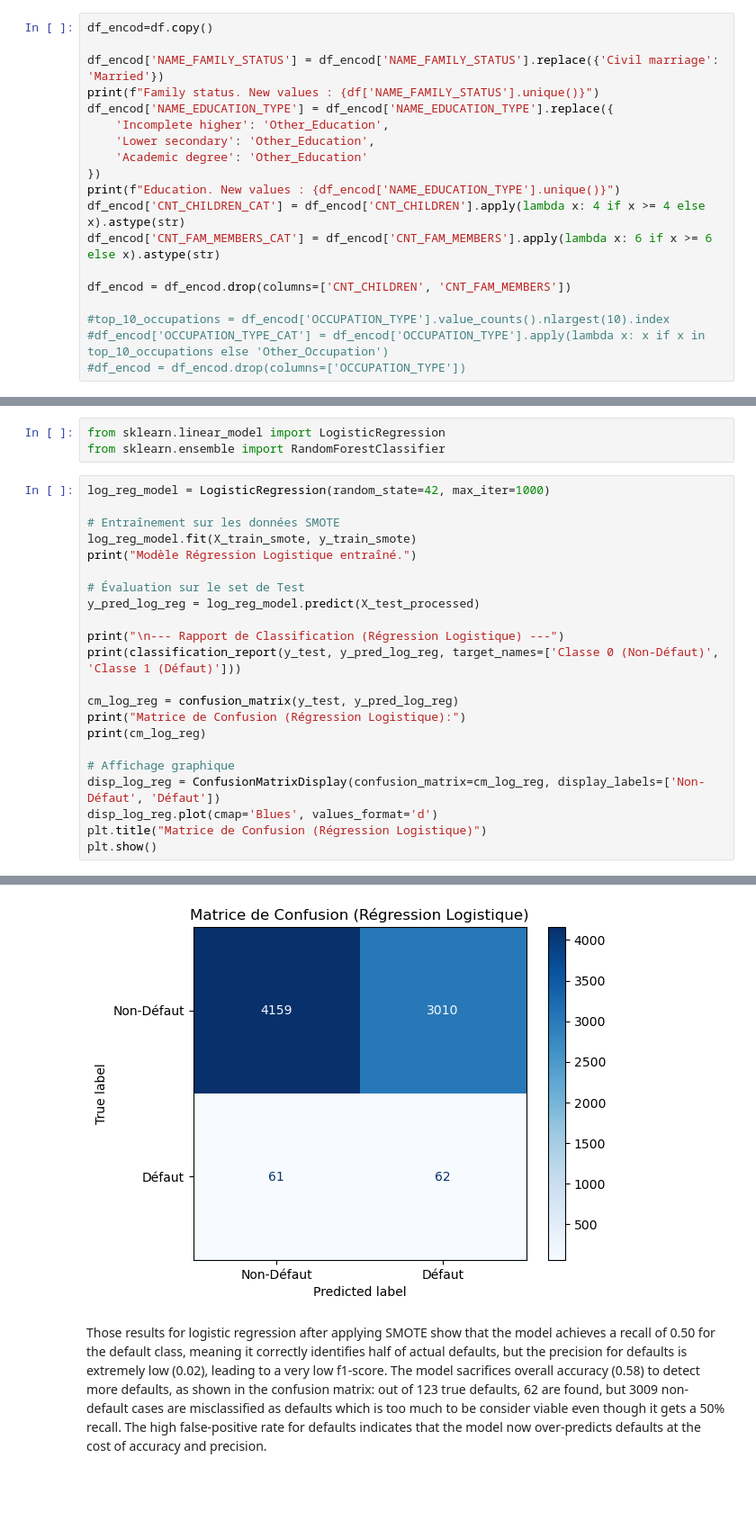
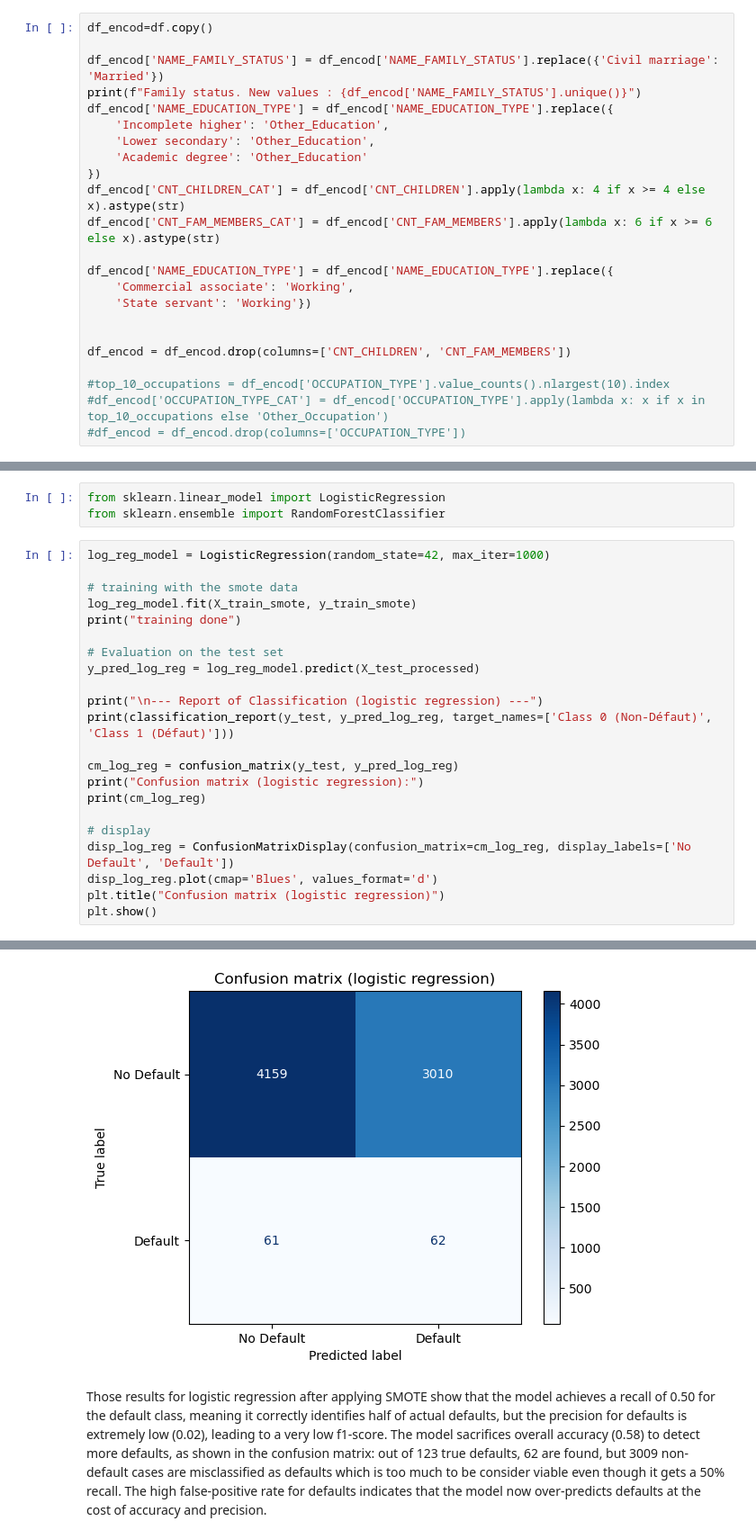
Before and after one commit to Adnbsn/ML_CardFraud, a Jupyter notebook: Project_ML_Adrien_BESSON_Emma_BEKKER.ipynb, the cells around one changed output, grey strips where cells are left out. Shown at 90% size. Cells and saved outputs as stored; diff of their text form; blank space fills up the shorter version.

```diff
--- a/Project_ML_Adrien_BESSON_Emma_BEKKER.ipynb
+++ b/Project_ML_Adrien_BESSON_Emma_BEKKER.ipynb
@@ -423,15 +423,19 @@ Encoding and removing redundants variables (like married and civil marriage beco
 df_encod=df.copy()
 
 df_encod['NAME_FAMILY_STATUS'] = df_encod['NAME_FAMILY_STATUS'].replace({'Civil marriage': 'Married'})
-print(f"Family status. New values : {df['NAME_FAMILY_STATUS'].unique()}")
+print(f"Family status. New values : {df_encod['NAME_FAMILY_STATUS'].unique()}")
 df_encod['NAME_EDUCATION_TYPE'] = df_encod['NAME_EDUCATION_TYPE'].replace({
     'Incomplete higher': 'Other_Education',
     'Lower secondary': 'Other_Education',
     'Academic degree': 'Other_Education'
 })
-print(f"Education. New values : {df_encod['NAME_EDUCATION_TYPE'].unique()}")
 df_encod['CNT_CHILDREN_CAT'] = df_encod['CNT_CHILDREN'].apply(lambda x: 4 if x >= 4 else x).astype(str)
 df_encod['CNT_FAM_MEMBERS_CAT'] = df_encod['CNT_FAM_MEMBERS'].apply(lambda x: 6 if x >= 6 else x).astype(str)
+
+df_encod['NAME_EDUCATION_TYPE'] = df_encod['NAME_EDUCATION_TYPE'].replace({
+    'Commercial associate': 'Working',
+    'State servant': 'Working'})
+
 
 df_encod = df_encod.drop(columns=['CNT_CHILDREN', 'CNT_FAM_MEMBERS'])
 
@@ -541,23 +548,23 @@ from sklearn.ensemble import RandomForestClassifier
 # %%
 log_reg_model = LogisticRegression(random_state=42, max_iter=1000)
 
-# Entraînement sur les données SMOTE
+# training with the smote data
 log_reg_model.fit(X_train_smote, y_train_smote)
-print("Modèle Régression Logistique entraîné.")
+print("training done")
 
-# Évaluation sur le set de Test
+# Evaluation on the test set
 y_pred_log_reg = log_reg_model.predict(X_test_processed)
 
-print("\n--- Rapport de Classification (Régression Logistique) ---")
-print(classification_report(y_test, y_pred_log_reg, target_names=['Classe 0 (Non-Défaut)', 'Classe 1 (Défaut)']))
+print("\n--- Report of Classification (logistic regression) ---")
+print(classification_report(y_test, y_pred_log_reg, target_names=['Class 0 (Non-Défaut)', 'Class 1 (Défaut)']))
 
 cm_log_reg = confusion_matrix(y_test, y_pred_log_reg)
-print("Matrice de Confusion (Régression Logistique):")
+print("Confusion matrix (logistic regression):")
 print(cm_log_reg)
 
-# Affichage graphique
-disp_log_reg = ConfusionMatrixDisplay(confusion_matrix=cm_log_reg, display_labels=['Non-Défaut', 'Défaut'])
+# display
+disp_log_reg = ConfusionMatrixDisplay(confusion_matrix=cm_log_reg, display_labels=['No Default', 'Default'])
 disp_log_reg.plot(cmap='Blues', values_format='d')
-plt.title("Matrice de Confusion (Régression Logistique)")
+plt.title("Confusion matrix (logistic regression)")
 plt.show()
 # %% [output]
@@ -577,6 +584,6 @@ Matrice de Confusion (Régression Logistique):
 [[4159 3010]
  [  61   62]]
-[figure, old version]
+[figure, new version]
 # %% [markdown]
 Those results for logistic regression after applying SMOTE show that the model achieves a recall of 0.50 for the default class, meaning it correctly identifies half of actual defaults, but the precision for defaults is extremely low (0.02), leading to a very low f1-score. The model sacrifices overall accuracy (0.58) to detect more defaults, as shown in the confusion matrix: out of 123 true defaults, 62 are found, but 3009 non-default cases are misclassified as defaults which is too much to be consider viable even though it gets a 50% recall. The high false-positive rate for defaults indicates that the model now over-predicts defaults at the cost of accuracy and precision.
 # %%
```
Also changed, not shown: parts of 28 cells of this notebook.
